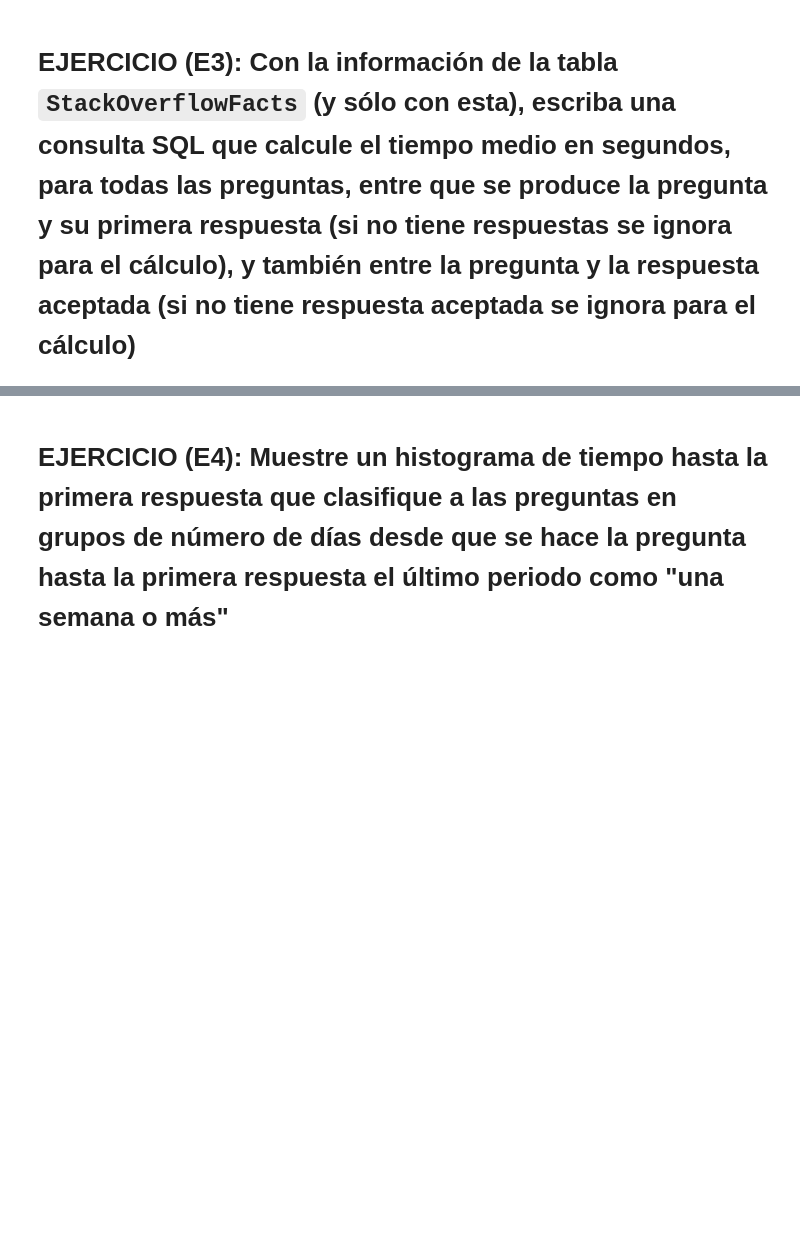
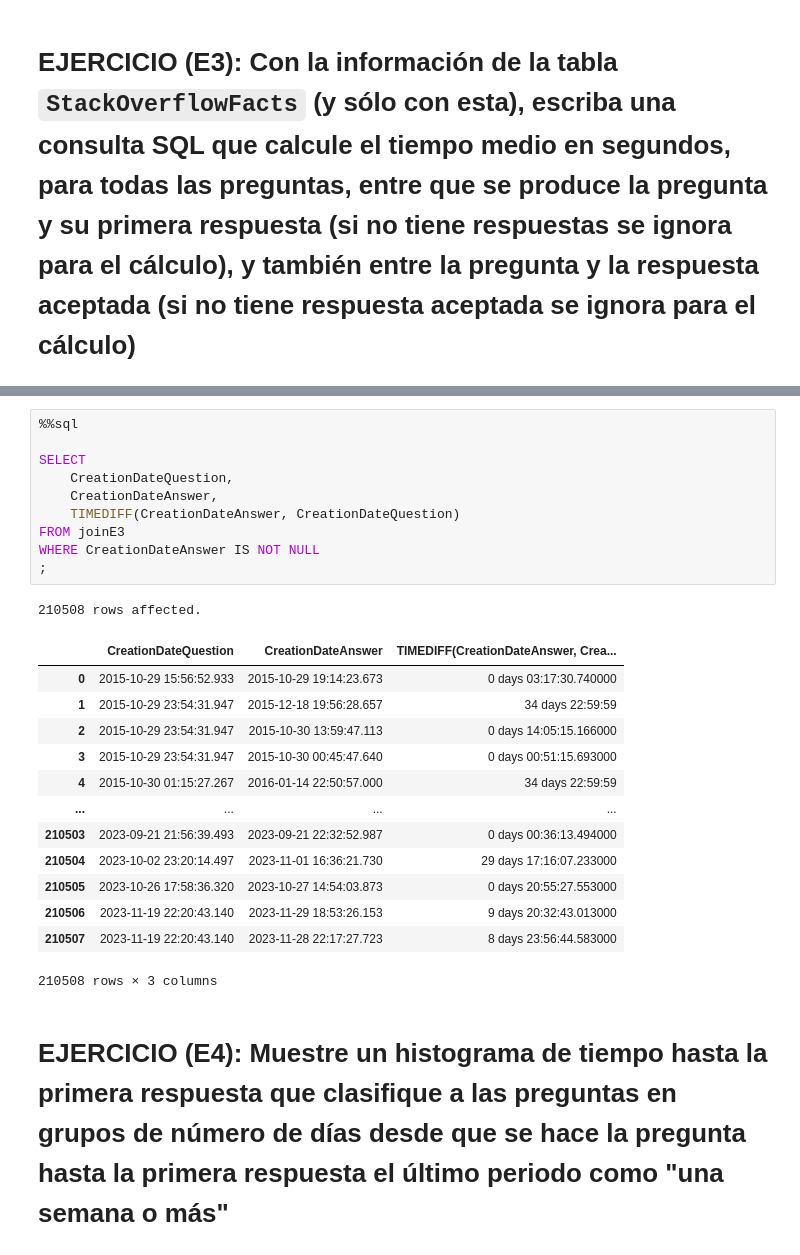
Before and after one commit to juanluserra/master_bigdata, a Jupyter notebook: BASES DE DATOS/Practicas/sesiones_sql/sesion2.ipynb, the cells around one changed output, grey strips where cells are left out. Saved outputs shown, nothing was run; the diff lists cells and outputs as text; blank space fills up the shorter version.

```diff
--- a/BASES DE DATOS/Practicas/sesiones_sql/sesion2.ipynb
+++ b/BASES DE DATOS/Practicas/sesiones_sql/sesion2.ipynb
@@ -1210,2 +1231,27 @@ SELECT * FROM users_quest_tag;
+# %%
+%%sql
+
+SELECT
+    CreationDateQuestion,
+    CreationDateAnswer,
+    TIMEDIFF(CreationDateAnswer, CreationDateQuestion)
+FROM joinE3
+WHERE CreationDateAnswer IS NOT NULL
+;
+# %% [output]
+210508 rows affected.
+|  | CreationDateQuestion | CreationDateAnswer | TIMEDIFF(CreationDateAnswer, Crea... |
+| 0 | 2015-10-29 15:56:52.933 | 2015-10-29 19:14:23.673 | 0 days 03:17:30.740000 |
+| 1 | 2015-10-29 23:54:31.947 | 2015-12-18 19:56:28.657 | 34 days 22:59:59 |
+| 2 | 2015-10-29 23:54:31.947 | 2015-10-30 13:59:47.113 | 0 days 14:05:15.166000 |
+| 3 | 2015-10-29 23:54:31.947 | 2015-10-30 00:45:47.640 | 0 days 00:51:15.693000 |
+| 4 | 2015-10-30 01:15:27.267 | 2016-01-14 22:50:57.000 | 34 days 22:59:59 |
+| ... | ... | ... | ... |
+| 210503 | 2023-09-21 21:56:39.493 | 2023-09-21 22:32:52.987 | 0 days 00:36:13.494000 |
+| 210504 | 2023-10-02 23:20:14.497 | 2023-11-01 16:36:21.730 | 29 days 17:16:07.233000 |
+| 210505 | 2023-10-26 17:58:36.320 | 2023-10-27 14:54:03.873 | 0 days 20:55:27.553000 |
+| 210506 | 2023-11-19 22:20:43.140 | 2023-11-29 18:53:26.153 | 9 days 20:32:43.013000 |
+| 210507 | 2023-11-19 22:20:43.140 | 2023-11-28 22:17:27.723 | 8 days 23:56:44.583000 |
+210508 rows × 3 columns
 # %% [markdown]
 # EJERCICIO (E4): Muestre un histograma de tiempo hasta la primera respuesta que clasifique a las preguntas en grupos de número de días desde que se hace la pregunta hasta la primera respuesta el último periodo como "una semana o más"
```
Also changed, not shown: parts of 18 cells of this notebook, 15 other files.
